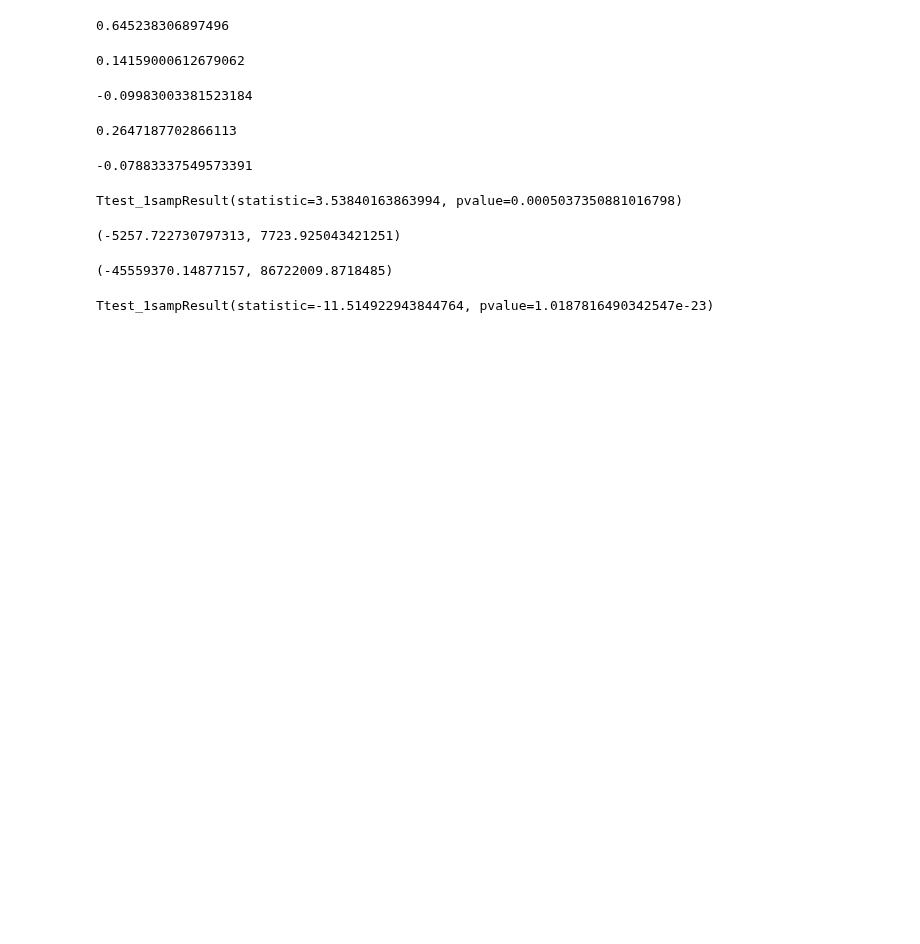
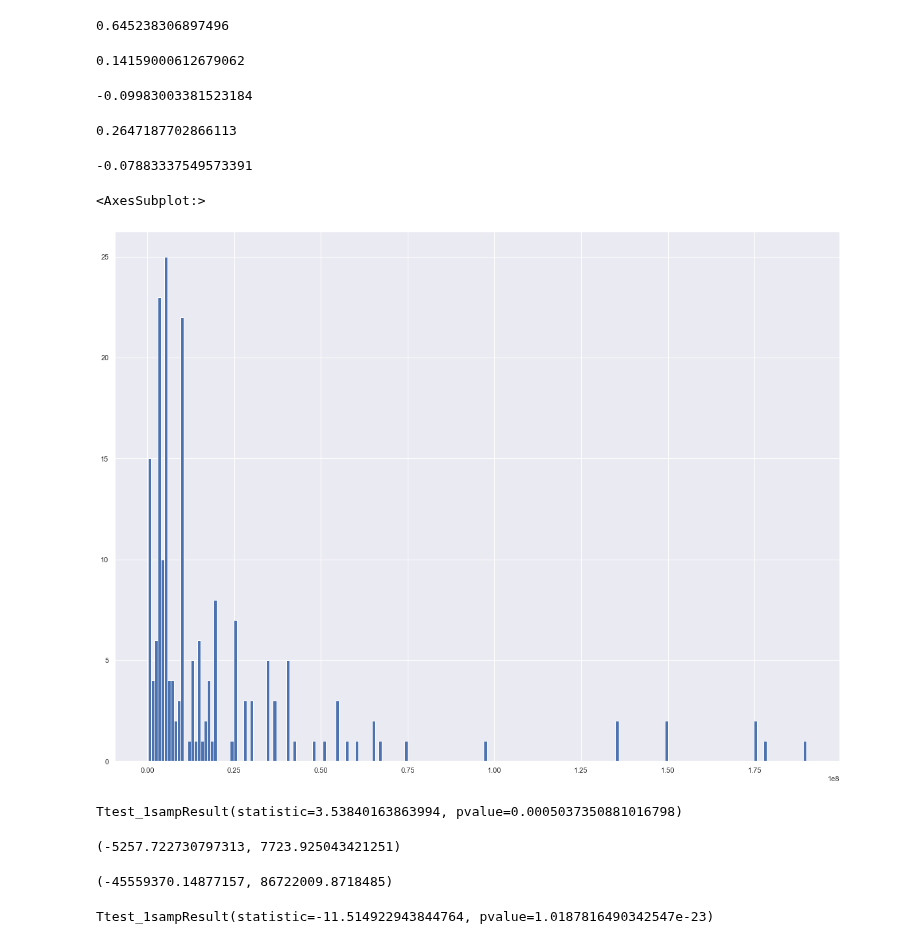
Before and after one commit to jacrivera/AI-Academy-Semester-1-Capstone-Group-5, a Jupyter notebook: Final-Workbook.ipynb, the cells around one changed output. Cells and saved outputs as stored; diff of their text form; code cells hidden in the pictures; blank space fills up the shorter version.

Commit message:
Updated Graphs and Metrics

```diff
--- a/Final-Workbook.ipynb
+++ b/Final-Workbook.ipynb
@@ -310,6 +320,11 @@ master_df.runtime_minutes.corr(master_df["Profit%"])
 -0.07883337549573391
 # %%
 df_horror = master_df[master_df.genres == "Horror"]
+# %%
+df_horror["production_budget"].hist(bins =200)
+# %% [output]
+<AxesSubplot:>
+[figure, added]
 # %%
 stats.ttest_1samp(df_horror['Profit%'], popmean=master_df["Profit%"].mean(), nan_policy="omit")
 # %% [output]
```
Also changed, not shown: parts of 7 cells of this notebook, 1 other file.
